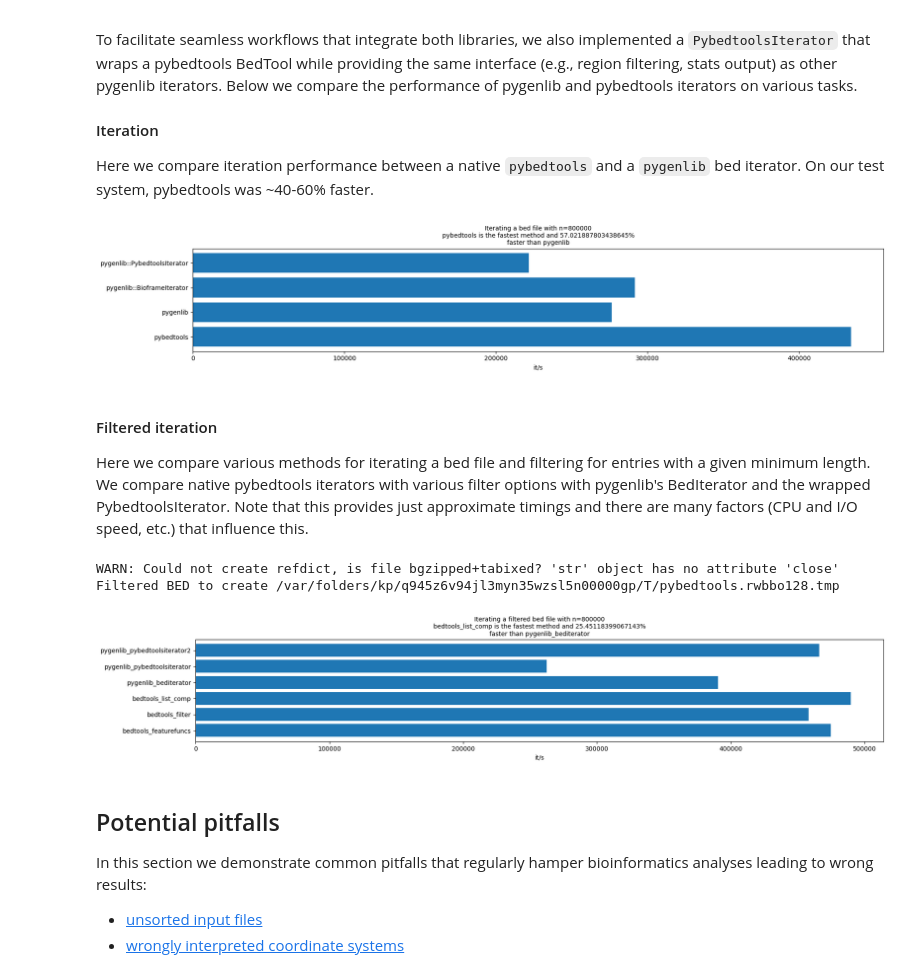
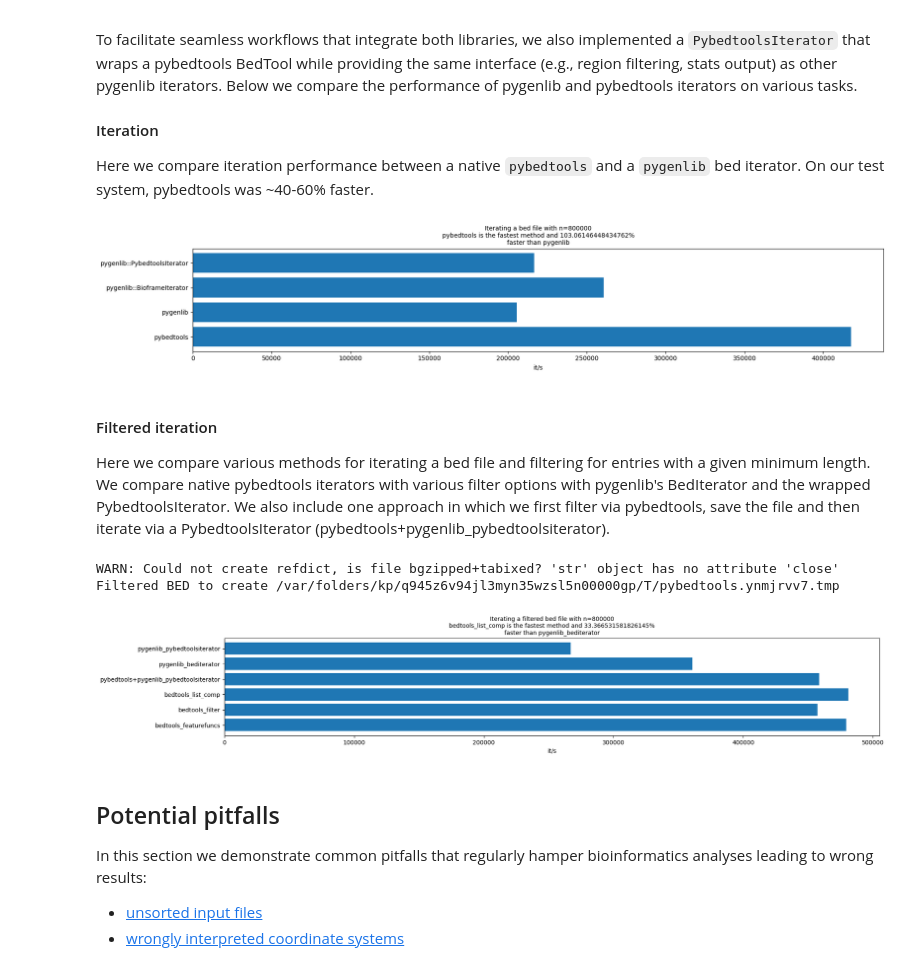
Before and after one commit to popitsch/rnalib, a Jupyter notebook: notebooks/README.ipynb, the cells around one changed output. Cells and saved outputs as stored; diff of their text form; code cells hidden in the pictures.

```diff
--- a/notebooks/README.ipynb
+++ b/notebooks/README.ipynb
@@ -1142,76 +1177,73 @@ To facilitate seamless workflows that integrate both libraries, we also implemen
 Here we compare iteration performance between a native `pybedtools` and a `pygenlib` bed iterator. On our test system, pybedtools was ~40-60% faster.
 # %%
 times, data=Counter(),Counter()
-bed_file= get_resource('pybedtools_snps')
-with Timer(times, 'pygenlib') as timer:
-    with BedIterator(bed_file) as it:
+bed_file = pg.get_resource('pybedtools_snps')
+with pg.Timer(times, 'pygenlib') as timer:
+    with pg.BedIterator(bed_file) as it:
         data[timer.name] = len([x for x in it])
         stats = it.stats
-with Timer(times, 'pybedtools') as timer:
+with pg.Timer(times, 'pybedtools') as timer:
     data[timer.name] = len([x for x in pybedtools.BedTool(bed_file)])
-with Timer(times, 'pygenlib::PybedtoolsIterator') as timer:
-    data[timer.name] = len([x for x in PybedtoolsIterator(pybedtools.BedTool(bed_file))])
-with Timer(times, 'pygenlib::BioframeIterator') as timer:
-    data[timer.name] = len([x for x in BioframeIterator(bed_file)])
-with Timer(times, 'pygenlib::BioframeIterator') as timer:
-    data[timer.name] = len([x for x in BioframeIterator(bed_file)])
+with pg.Timer(times, 'pygenlib::PybedtoolsIterator') as timer:
+    data[timer.name] = len([x for x in pg.PybedtoolsIterator(pybedtools.BedTool(bed_file))])
+with pg.Timer(times, 'pygenlib::BioframeIterator') as timer:
+    data[timer.name] = len([x for x in pg.BioframeIterator(bed_file)])
 
 # check results
 assert len({y for y in data.values()})==1, f"Error in some computation: {data}"
 
 # plot the results
 n=stats[('yielded_items', None)]
-plot_times(f"Iterating a bed file with n={n}",
+pg.plot_times(f"Iterating a bed file with n={n}",
            times, n,
            reference_method='pygenlib')
 # %% [output]
-[figure, old version]
+[figure, new version]
 # %% [markdown]
 #### Filtered iteration
 Here we compare various methods for iterating a bed file and filtering for entries with a given minimum length.
-We compare native pybedtools iterators with various filter options with pygenlib's BedIterator and the wrapped PybedtoolsIterator.
-Note that this provides just approximate timings and there are many factors (CPU and I/O speed, etc.) that influence this.
+We compare native pybedtools iterators with various filter options with pygenlib's BedIterator and the wrapped PybedtoolsIterator. We also include one approach in which we first filter via pybedtools, save the file and then iterate via a PybedtoolsIterator (pybedtools+pygenlib_pybedtoolsiterator).
 # %%
 from pybedtools.featurefuncs import greater_than
 stats,times,data=Counter(),Counter(),Counter()
-with Timer(times, 'bedtools_filter') as timer:
+with pg.Timer(times, 'bedtools_filter') as timer:
     # BedTools with filter()
-    data[timer.name] = [x.name for x in pybedtools.BedTool(get_resource("pybedtools_snps") ).filter(lambda x: len(x) > 1)]
-with Timer(times, 'bedtools_list_comp') as timer:
+    data[timer.name] = [x.name for x in pybedtools.BedTool(pg.get_resource("pybedtools_snps") ).filter(lambda x: len(x) > 1)]
+with pg.Timer(times, 'bedtools_list_comp') as timer:
     # BedTools with list comprehension
-    data[timer.name] = [x.name for x in pybedtools.BedTool(get_resource("pybedtools_snps")) if len(x) > 1]
-with Timer(times, 'bedtools_featurefuncs') as timer:
+    data[timer.name] = [x.name for x in pybedtools.BedTool(pg.get_resource("pybedtools_snps")) if len(x) > 1]
+with pg.Timer(times, 'bedtools_featurefuncs') as timer:
     # BedTools with filter()/featurefuncs
-    data[timer.name] = [x.name for x in pybedtools.BedTool(get_resource("pybedtools_snps") ).filter(greater_than, 1)]
-with Timer(times, 'pygenlib_bediterator') as timer:
+    data[timer.name] = [x.name for x in pybedtools.BedTool(pg.get_resource("pybedtools_snps") ).filter(greater_than, 1)]
+with pg.Timer(times, 'pygenlib_bediterator') as timer:
     # native pygenlib iterator. Collect stats from here
-    with BedIterator(get_resource("pybedtools_snps")) as it:
+    with pg.BedIterator(pg.get_resource("pybedtools_snps")) as it:
         data[timer.name] = [snp.data.name for snp in it if len(snp)>1]
         stats=it.stats
-with Timer(times, 'pygenlib_pybedtoolsiterator') as timer:
+with pg.Timer(times, 'pygenlib_pybedtoolsiterator') as timer:
     # pygenlib PybedtoolsIterator with list comprehension
     # This is the slowest option as we convert all intervals to GIs and then filter for length.
     # not recommended.
-    data[timer.name] = [snp.data.name for snp in PybedtoolsIterator(get_resource("pybedtools_snps") ) if len(snp)>1]
-with Timer(times, 'pygenlib_pybedtoolsiterator2') as timer:
+    data[timer.name] = [snp.data.name for snp in pg.PybedtoolsIterator(pg.get_resource("pybedtools_snps") ) if len(snp)>1]
+with pg.Timer(times, 'pybedtools+pygenlib_pybedtoolsiterator') as timer:
     # here we first filter via pybedtools, save the file and then iterate via a PybedtoolsIterator
-    bt=pybedtools.BedTool(get_resource("pybedtools_snps") ).filter(greater_than, 1).saveas()
-    with PybedtoolsIterator(bt) as it:
+    bt=pybedtools.BedTool(pg.get_resource("pybedtools_snps") ).filter(greater_than, 1).saveas()
+    with pg.PybedtoolsIterator(bt) as it:
         print(f"Filtered BED to create {bt.fn}")
         data[timer.name] = [snp.data.name for snp in it]
 
 # check results
 assert len({len(y) for y in data.values()})==1, f"Error in some computation: {data}"
 
 # calc speed improvement
 n = stats[('yielded_items', None)]
-plot_times(f"Iterating a filtered bed file with n={n}",
+pg.plot_times(f"Iterating a filtered bed file with n={n}",
            times, n,
            reference_method='pygenlib_bediterator')
 # %% [output]
 WARN: Could not create refdict, is file bgzipped+tabixed? 'str' object has no attribute 'close'
-Filtered BED to create /var/folders/kp/q945z6v94jl3myn35wzsl5n00000gp/T/pybedtools.rwbbo128.tmp
+Filtered BED to create /var/folders/kp/q945z6v94jl3myn35wzsl5n00000gp/T/pybedtools.ynmjrvv7.tmp
-[figure, old version]
+[figure, new version]
 # %% [markdown]
 ## Potential pitfalls
 In this section we demonstrate common pitfalls that regularly hamper bioinformatics analyses leading to wrong results:
```
Also changed, not shown: parts of 73 cells of this notebook, 8 other files.
